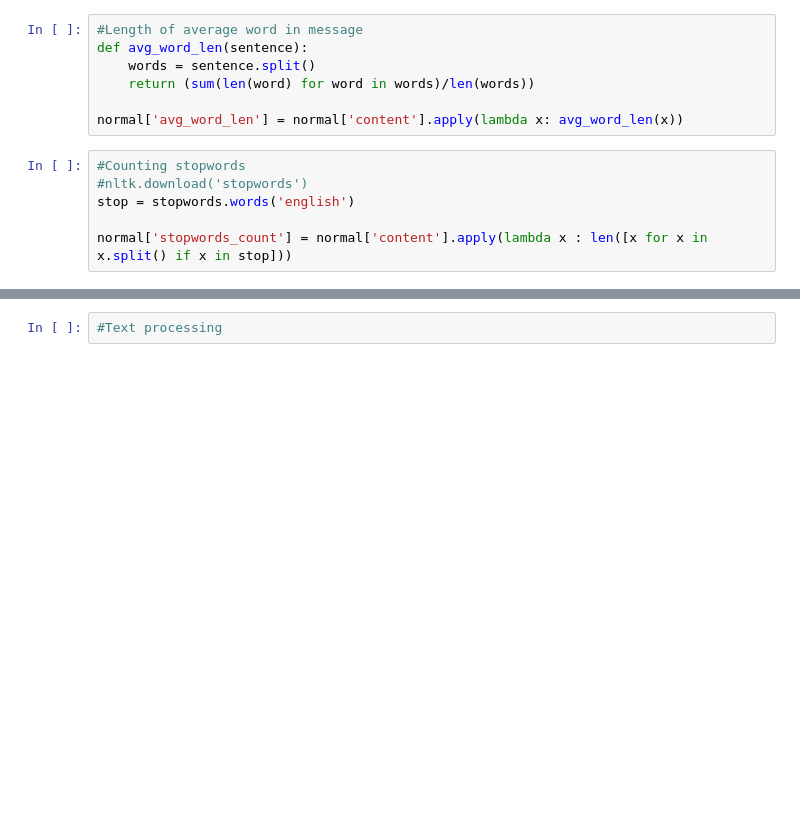
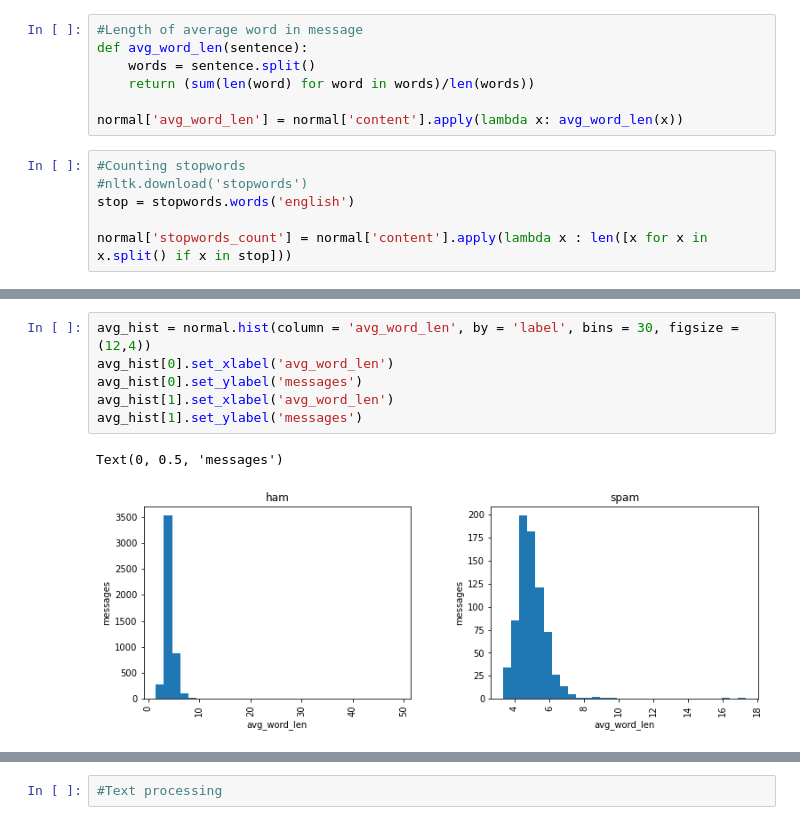
Before and after one commit to zonive/sms-spam-classifier, a Jupyter notebook: projekt.ipynb, the cells around one changed output, grey strips where cells are left out. Cells and saved outputs as stored; diff of their text form; blank space fills up the shorter version.

```diff
--- a/projekt.ipynb
+++ b/projekt.ipynb
@@ -60,0 +79,9 @@ normal.head(10)
+# %%
+avg_hist = normal.hist(column = 'avg_word_len', by = 'label', bins = 30, figsize = (12,4))
+avg_hist[0].set_xlabel('avg_word_len')
+avg_hist[0].set_ylabel('messages')
+avg_hist[1].set_xlabel('avg_word_len')
+avg_hist[1].set_ylabel('messages')
+# %% [output]
+Text(0, 0.5, 'messages')
+[figure, added]
```
Also changed, not shown: parts of 20 cells of this notebook.
